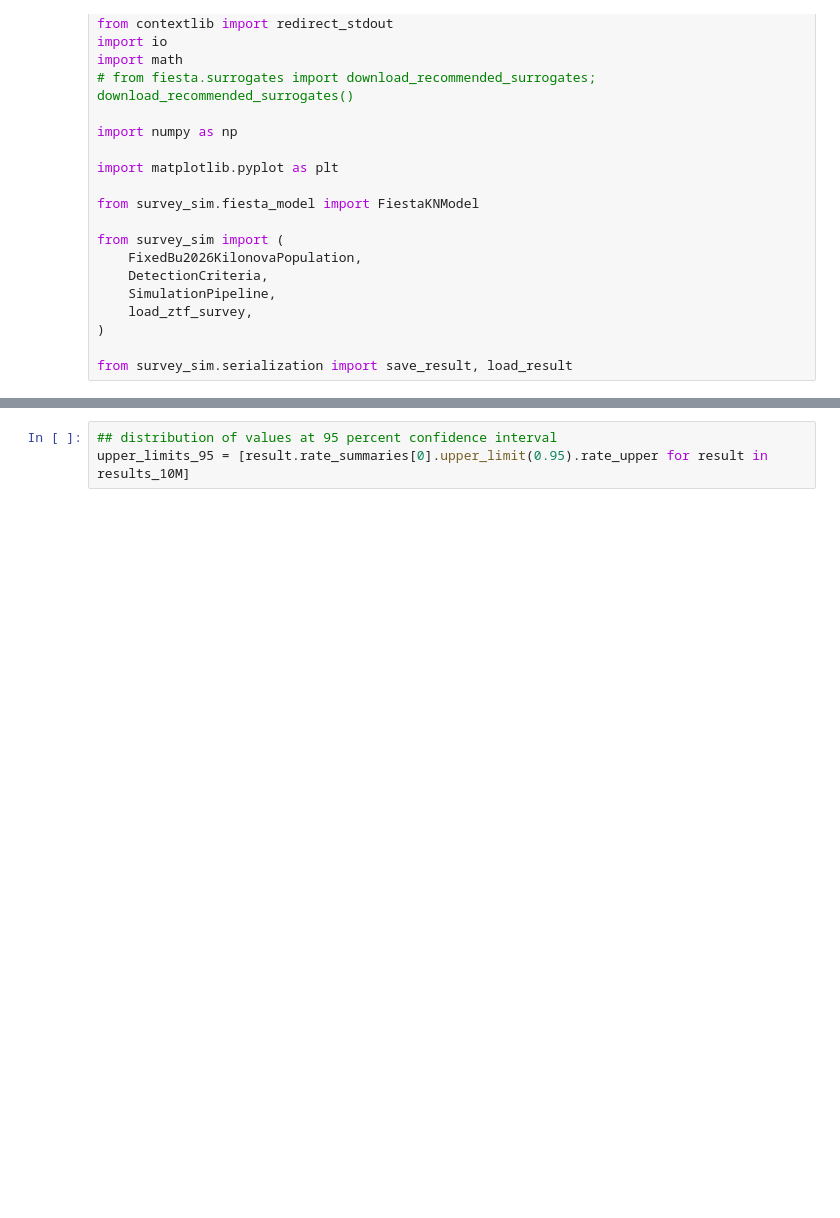
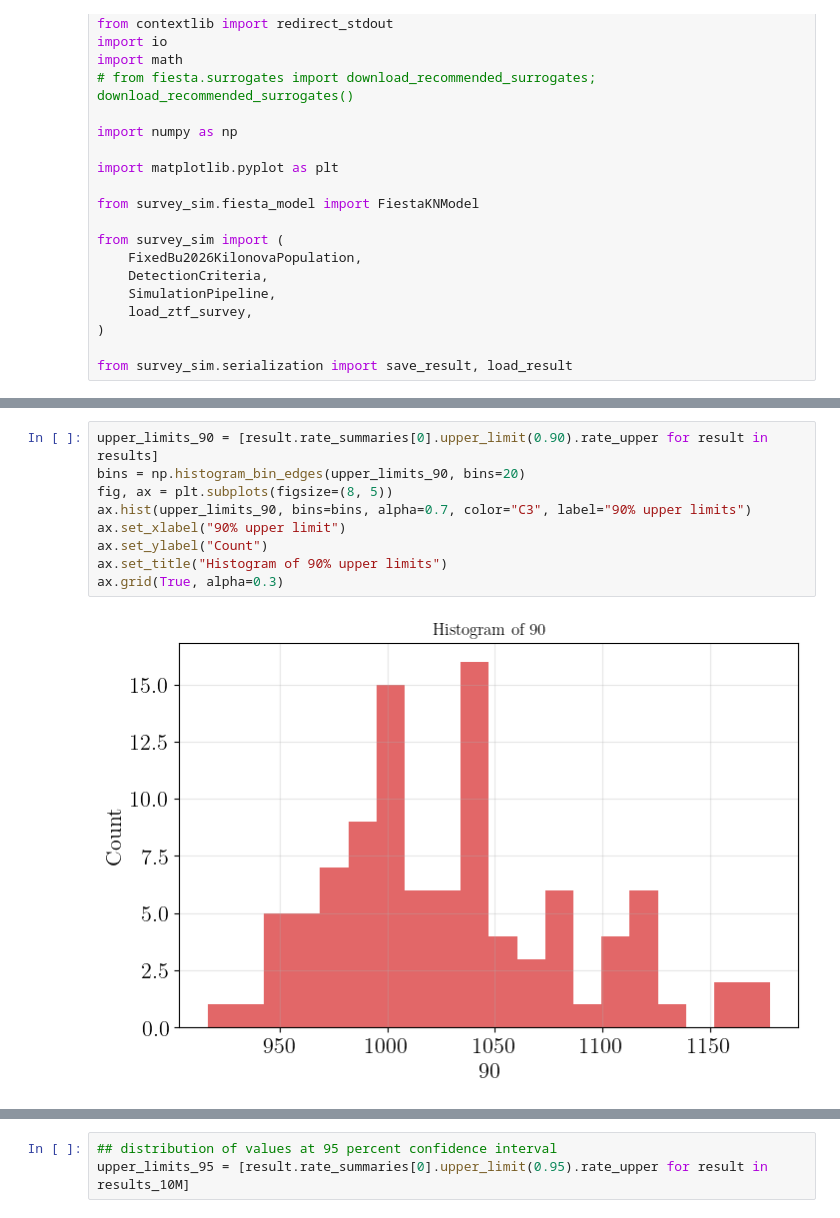
Before and after one commit to tylerbarna/kn-rates, a Jupyter notebook: local_analysis.ipynb, the cells around one changed output, grey strips where cells are left out. Cells and saved outputs as stored; diff of their text form; blank space fills up the shorter version.

```diff
--- a/local_analysis.ipynb
+++ b/local_analysis.ipynb
@@ -79,0 +205,11 @@ plt.show()
+# %%
+upper_limits_90 = [result.rate_summaries[0].upper_limit(0.90).rate_upper for result in results]
+bins = np.histogram_bin_edges(upper_limits_90, bins=20)
+fig, ax = plt.subplots(figsize=(8, 5))
+ax.hist(upper_limits_90, bins=bins, alpha=0.7, color="C3", label="90% upper limits")
+ax.set_xlabel("90% upper limit")
+ax.set_ylabel("Count")
+ax.set_title("Histogram of 90% upper limits")
+ax.grid(True, alpha=0.3)
+# %% [output]
+[figure, added]
```
Also changed, not shown: parts of 10 cells of this notebook.
